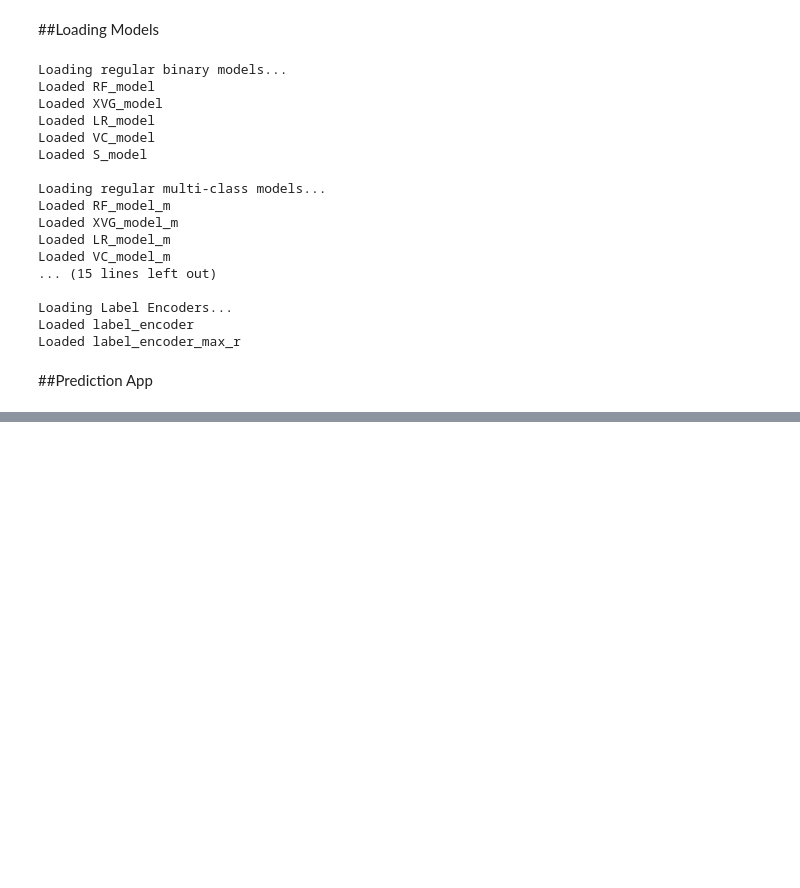
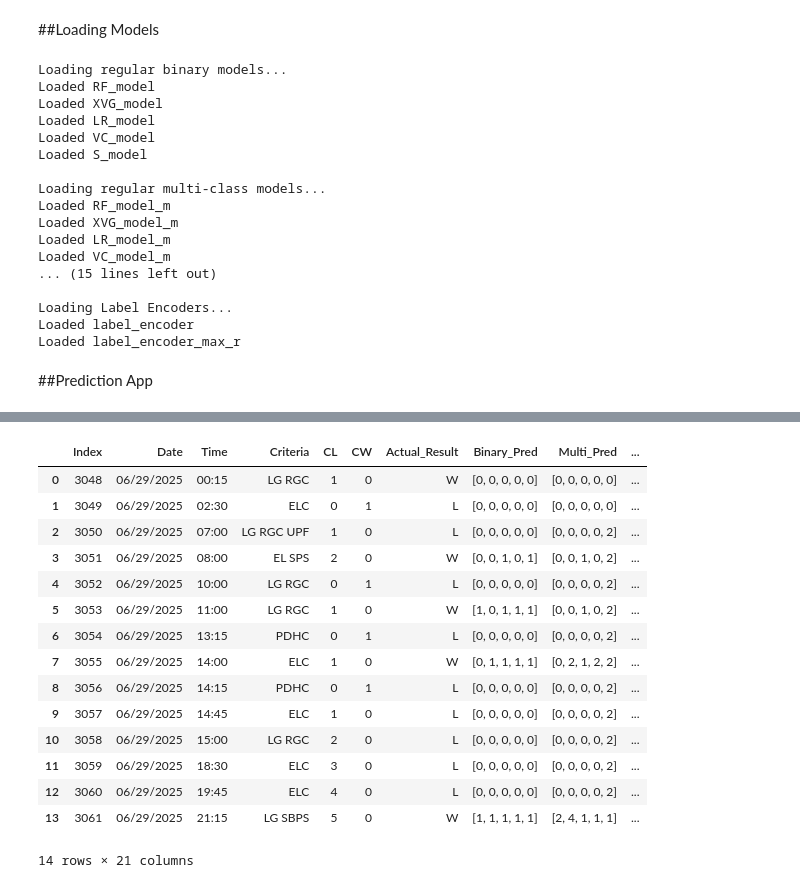
Before and after one commit to MIARD/SMC, a Jupyter notebook: SMC_ML_APP.ipynb, the cells around one changed output, grey strips where cells are left out. Drawn from its saved outputs; the diff is of its cells as text; code cells hidden in the pictures; blank space fills up the shorter version.

```diff
--- a/SMC_ML_APP.ipynb
+++ b/SMC_ML_APP.ipynb
@@ -156,10 +225,12 @@ def get_train_data_for_input(precomputed_stats, time_input, date_input, criteria
     weekday = input_datetime.strftime('%A')
     month = input_datetime.strftime('%B')
     criteria = criteria_input
+    day_of_month = input_datetime.day
+    week_of_month = (input_datetime.day - 1) // 7 + 1
 
     # Retrieve stats from precomputed_stats dictionary
     try:
-        row = {'15Min': time_15min, 'Hour': hour, 'Start_Weekday': weekday, 'Month': month, 'Criteria': criteria}
+        row = {'15Min': time_15min, 'Hour': hour, 'Start_Weekday': weekday, 'Month': month, 'Criteria': criteria, 'Day_of_Month':day_of_month, 'Week_of_Month':week_of_month}
         row_data = get_feature_data(precomputed_stats, 0, row)
 
     except KeyError as e:
@@ -266,6 +337,7 @@ def show_predictions(time_input, date_input, criteria_input, CW, CL, training_fe
         print(f"Overall decision: ---- Binary: ** {trade_decision} **  Multi: ** {trade_decision_multi}** ---- {max_r} {avg_r}")
         print(f"Binary Models: Win Predicted **{predicted_win} time **    Multi Models: Win Predicted **{predicted_win_multi}**")
         print(tabulate(table_data, headers=["Model", "📘 Binary (Win/Loss)", "📗 Multi-Class (R Bucket)"], tablefmt="fancy_grid"))
+        return predictions, predictions_multi
 
     else:
         print("❌ Prediction could not be made due to invalid inputs or data.")
@@ -481,11 +548,11 @@ Loaded label_encoder_max_r
 # %% [markdown]
 ##Prediction App
 # %%
-time_input = "18:30"  #@param {type:"string"}
+time_input = "14:00"  #@param {type:"string"}
 date_input = "6/29/2025"  #@param {type:"string"}
-criteria_input = "LG C"  #@param {type:"string"}
+criteria_input = "ELC"  #@param {type:"string"}
 CW = 0 #@param {type:"integer"}
-CL = 3 #@param {type:"integer"}
+CL = 1 #@param {type:"integer"}
 
 model_names = ['Random Forest', 'XGBoost', 'Logistic Regression', 'Voting Classifier', 'Stacking Classifier']
 model_names_max_r = ['Random Forest', 'XGBoost', 'Logistic Regression', 'Voting Classifier', 'Stacking Classifier']
@@ -522,0 +585,29 @@ print(xgboost.__version__)
+# %%
+def calculate_prior_streaks(df):
+    cl_list = [3]  # First trade starts with CL = 3
+    cw_list = [0]  # First trade starts with CW = 0
+
+    for i in range(1, len(df)):
+        prev_result = df.loc[i - 1, 'Result']
+        prev_cl = cl_list[-1]
+        prev_cw = cw_list[-1]
+
+        if prev_result == 'W':
+            cw = prev_cw + 1
+            cl = 0
+        elif prev_result == 'L':
+            cl = prev_cl + 1
+            cw = 0
+        else:
+            cl = prev_cl
+            cw = prev_cw
+
+        cl_list.append(cl)
+        cw_list.append(cw)
+
+    df['CL'] = cl_list
+    df['CW'] = cw_list
+    return df
+
+# Example usage:
+# df = calculate_prior_streaks(df)
@@ -522,0 +829,19 @@ print(xgboost.__version__)
+# %%
+prediction_summary_df
+# %% [output]
+|  | Index | Date | Time | Criteria | CL | CW | Actual_Result | Binary_Pred | Multi_Pred | ... |
+| 0 | 3048 | 06/29/2025 | 00:15 | LG RGC | 1 | 0 | W | [0, 0, 0, 0, 0] | [0, 0, 0, 0, 0] | ... |
+| 1 | 3049 | 06/29/2025 | 02:30 | ELC | 0 | 1 | L | [0, 0, 0, 0, 0] | [0, 0, 0, 0, 0] | ... |
+| 2 | 3050 | 06/29/2025 | 07:00 | LG RGC UPF | 1 | 0 | L | [0, 0, 0, 0, 0] | [0, 0, 0, 0, 2] | ... |
+| 3 | 3051 | 06/29/2025 | 08:00 | EL SPS | 2 | 0 | W | [0, 0, 1, 0, 1] | [0, 0, 1, 0, 2] | ... |
+| 4 | 3052 | 06/29/2025 | 10:00 | LG RGC | 0 | 1 | L | [0, 0, 0, 0, 0] | [0, 0, 0, 0, 2] | ... |
+| 5 | 3053 | 06/29/2025 | 11:00 | LG RGC | 1 | 0 | W | [1, 0, 1, 1, 1] | [0, 0, 1, 0, 2] | ... |
+| 6 | 3054 | 06/29/2025 | 13:15 | PDHC | 0 | 1 | L | [0, 0, 0, 0, 0] | [0, 0, 0, 0, 2] | ... |
+| 7 | 3055 | 06/29/2025 | 14:00 | ELC | 1 | 0 | W | [0, 1, 1, 1, 1] | [0, 2, 1, 2, 2] | ... |
+| 8 | 3056 | 06/29/2025 | 14:15 | PDHC | 0 | 1 | L | [0, 0, 0, 0, 0] | [0, 0, 0, 0, 2] | ... |
+| 9 | 3057 | 06/29/2025 | 14:45 | ELC | 1 | 0 | L | [0, 0, 0, 0, 0] | [0, 0, 0, 0, 2] | ... |
+| 10 | 3058 | 06/29/2025 | 15:00 | LG RGC | 2 | 0 | L | [0, 0, 0, 0, 0] | [0, 0, 0, 0, 2] | ... |
+| 11 | 3059 | 06/29/2025 | 18:30 | ELC | 3 | 0 | L | [0, 0, 0, 0, 0] | [0, 0, 0, 0, 2] | ... |
+| 12 | 3060 | 06/29/2025 | 19:45 | ELC | 4 | 0 | L | [0, 0, 0, 0, 0] | [0, 0, 0, 0, 2] | ... |
+| 13 | 3061 | 06/29/2025 | 21:15 | LG SBPS | 5 | 0 | W | [1, 1, 1, 1, 1] | [2, 4, 1, 1, 1] | ... |
+14 rows × 21 columns
```
Also changed, not shown: parts of 9 cells of this notebook.
